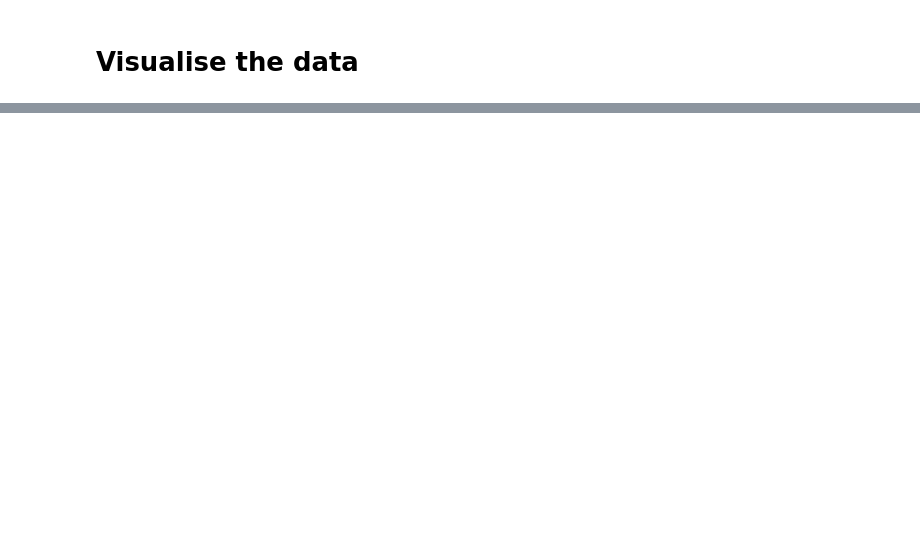
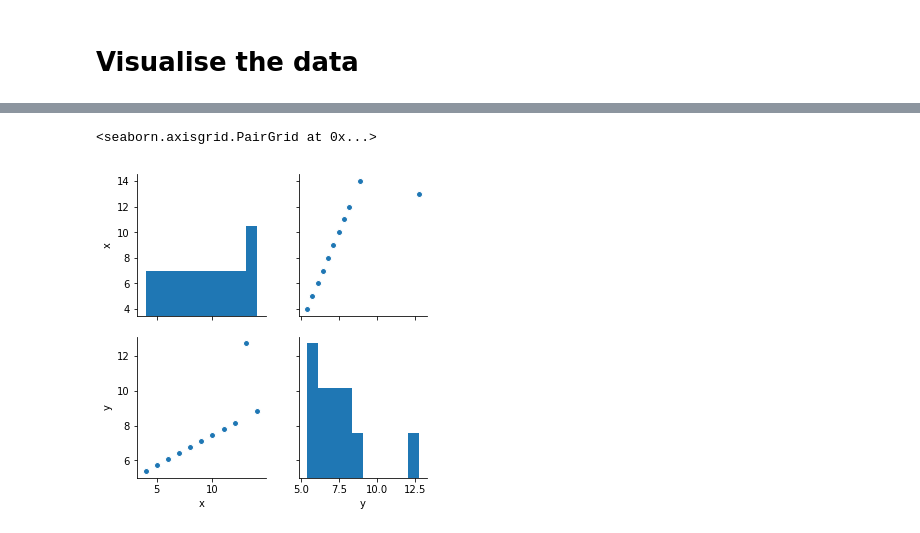
Before and after one commit to lindamonaghan/Anscombe-s_quartet_dataset, a Jupyter notebook: Anscombe’s Quartet Dataset.ipynb, the cells around one changed output, grey strips where cells are left out. Cells and saved outputs as stored; diff of their text form; code cells hidden in the pictures; blank space fills up the shorter version.

```diff
--- a/Anscombe’s Quartet Dataset.ipynb
+++ b/Anscombe’s Quartet Dataset.ipynb
@@ -50,0 +81,6 @@ NameError: name 'df' is not defined
+# %%
+dataset3 = df[['dataset', 'x', "y"]][22:33]
+sns.pairplot(dataset3)
+# %% [output]
+<seaborn.axisgrid.PairGrid at 0x...>
+[figure, added]
```
Also changed, not shown: parts of 31 cells of this notebook.
